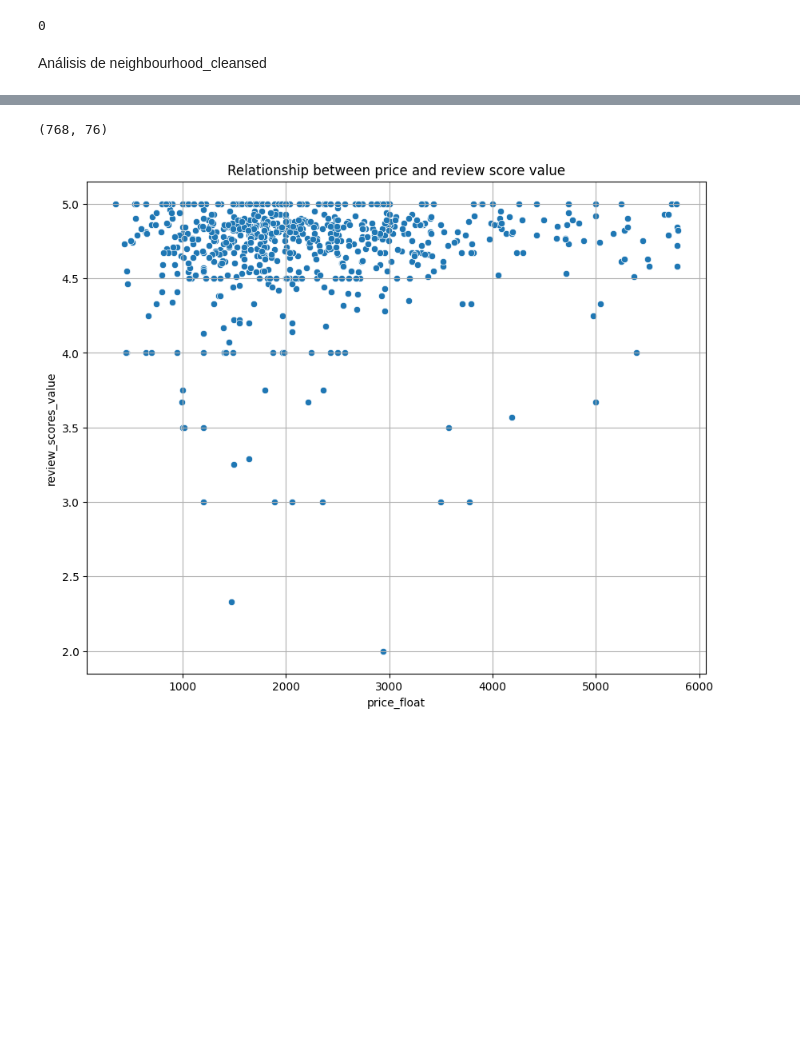
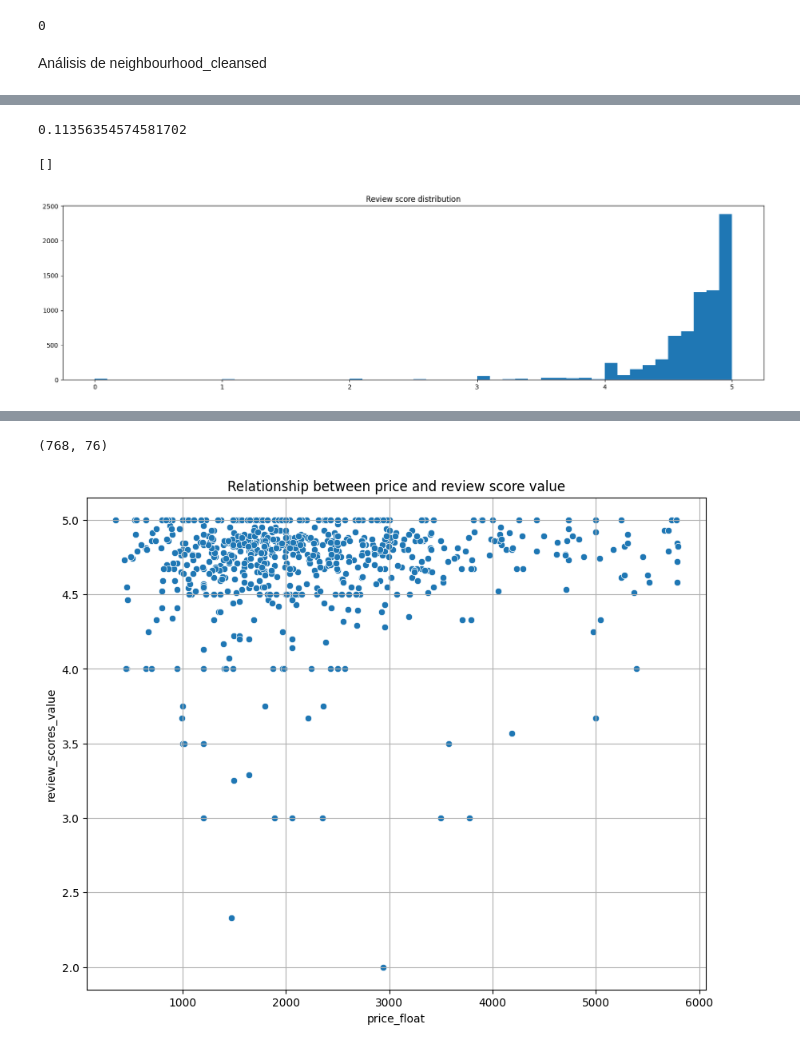
Before and after one commit to AngieRinBri/InmoviliarioTaller1, a Jupyter notebook: eda.ipynb, the cells around one changed output, grey strips where cells are left out. Saved outputs shown, nothing was run; the diff lists cells and outputs as text; code cells hidden in the pictures; blank space fills up the shorter version.

```diff
--- a/eda.ipynb
+++ b/eda.ipynb
@@ -201,0 +248,13 @@ Análisis bivariado
+# %%
+listings_df["review_scores_rating"].isnull().sum( )/listings_df["review_scores_rating"].__len__()
+# %% [output]
+0.11356354574581702
+# %%
+# Plotting a histogram for review score
+plt.figure(figsize=(20, 5))
+plt.hist(listings_df["review_scores_rating"], bins=50)
+plt.title("Review score distribution")
+plt.plot()
+# %% [output]
+[]
+[figure, added]
```
Also changed, not shown: parts of 39 cells of this notebook.
